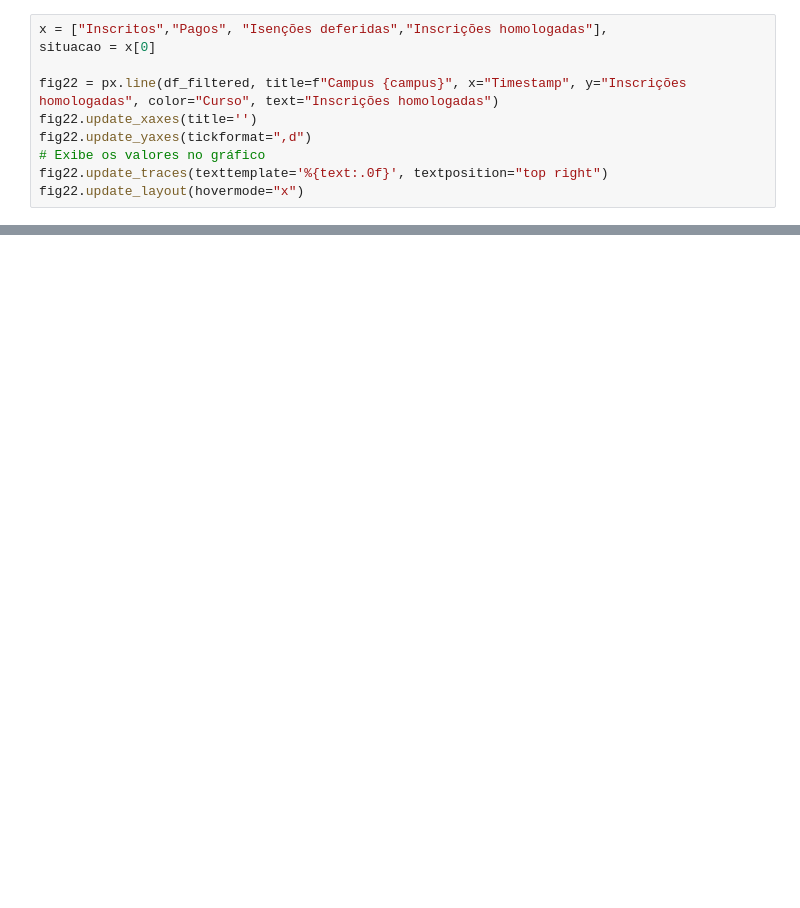
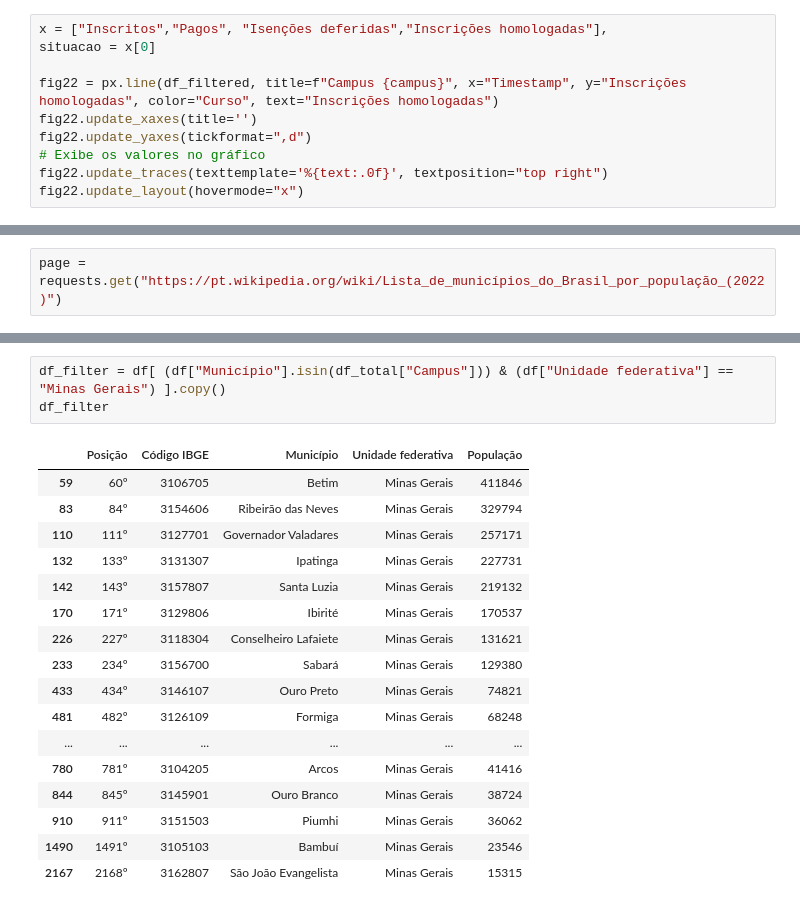
Before and after one commit to lucianovilasboas/vestibular2025, a Jupyter notebook: testes.ipynb, the cells around one changed output, grey strips where cells are left out. Saved outputs shown, nothing was run; the diff lists cells and outputs as text; blank space fills up the shorter version.

```diff
--- a/testes.ipynb
+++ b/testes.ipynb
@@ -191,0 +196,2 @@ fig22.update_layout(hovermode="x")
+# %%
+page = requests.get("https://pt.wikipedia.org/wiki/Lista_de_municípios_do_Brasil_por_população_(2022)")
@@ -191,0 +243,21 @@ fig22.update_layout(hovermode="x")
+# %%
+df_filter = df[ (df["Município"].isin(df_total["Campus"])) & (df["Unidade federativa"] == "Minas Gerais") ].copy()
+df_filter
+# %% [output]
+|  | Posição | Código IBGE | Município | Unidade federativa | População |
+| 59 | 60º | 3106705 | Betim | Minas Gerais | 411846 |
+| 83 | 84º | 3154606 | Ribeirão das Neves | Minas Gerais | 329794 |
+| 110 | 111º | 3127701 | Governador Valadares | Minas Gerais | 257171 |
+| 132 | 133º | 3131307 | Ipatinga | Minas Gerais | 227731 |
+| 142 | 143º | 3157807 | Santa Luzia | Minas Gerais | 219132 |
+| 170 | 171º | 3129806 | Ibirité | Minas Gerais | 170537 |
+| 226 | 227º | 3118304 | Conselheiro Lafaiete | Minas Gerais | 131621 |
+| 233 | 234º | 3156700 | Sabará | Minas Gerais | 129380 |
+| 433 | 434º | 3146107 | Ouro Preto | Minas Gerais | 74821 |
+| 481 | 482º | 3126109 | Formiga | Minas Gerais | 68248 |
+| ... | ... | ... | ... | ... | ... |
+| 780 | 781º | 3104205 | Arcos | Minas Gerais | 41416 |
+| 844 | 845º | 3145901 | Ouro Branco | Minas Gerais | 38724 |
+| 910 | 911º | 3151503 | Piumhi | Minas Gerais | 36062 |
+| 1490 | 1491º | 3105103 | Bambuí | Minas Gerais | 23546 |
+| 2167 | 2168º | 3162807 | São João Evangelista | Minas Gerais | 15315 |
```
Also changed, not shown: parts of 8 cells of this notebook, 1 other file.
